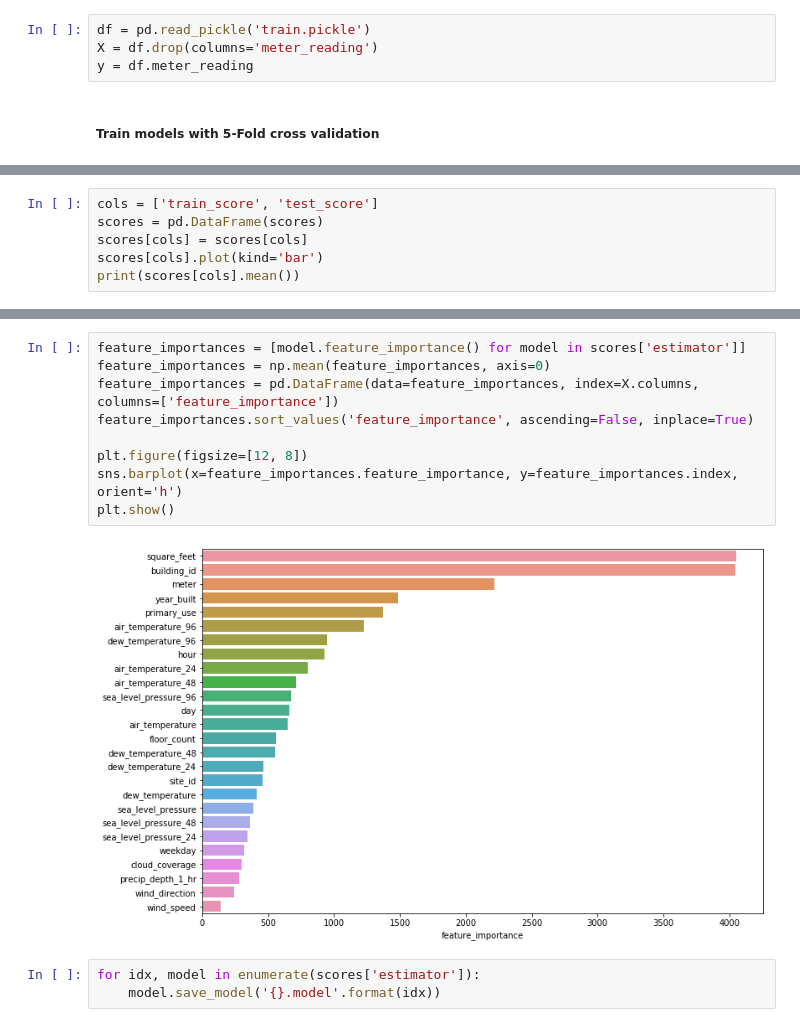
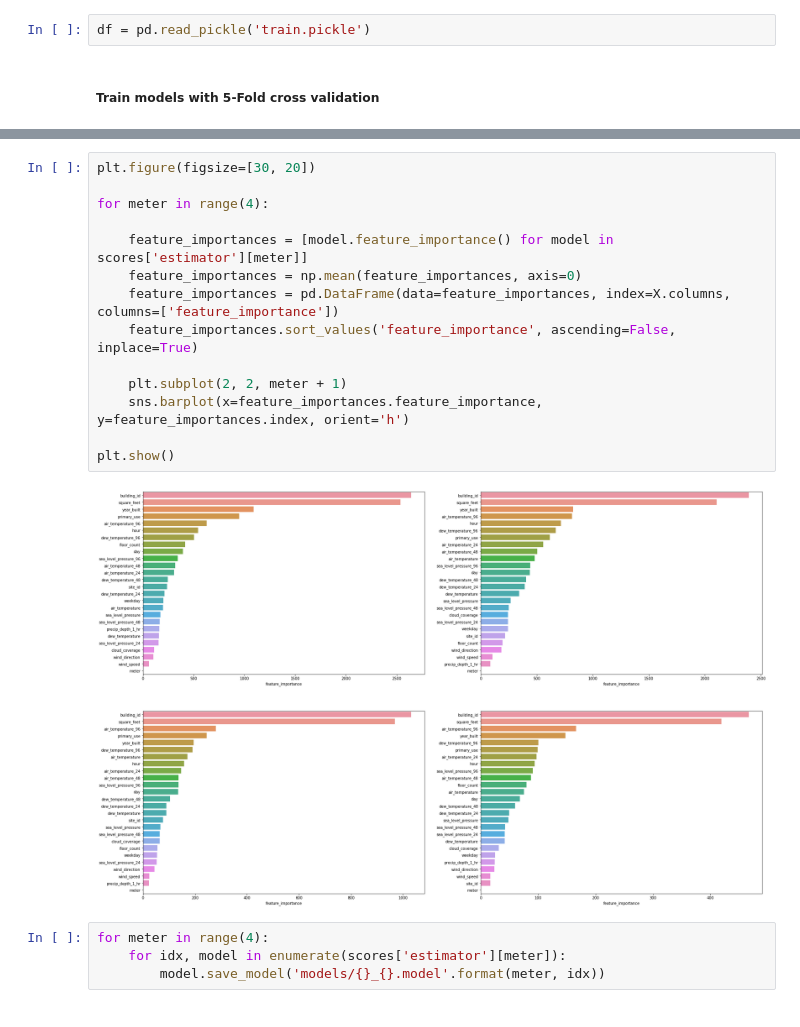
Before and after one commit to oseongchoi/Kaggle-ASHRAE, a Jupyter notebook: model-train.ipynb, the cells around one changed output, grey strips where cells are left out. Saved outputs shown, nothing was run; the diff lists cells and outputs as text.

```diff
--- a/model-train.ipynb
+++ b/model-train.ipynb
@@ -15,8 +14,6 @@ from sklearn.model_selection import KFold
 ##### Load data
 # %%
 df = pd.read_pickle('train.pickle')
-X = df.drop(columns='meter_reading')
-y = df.meter_reading
 # %% [markdown]
 ##### Train models with 5-Fold cross validation
 # %%
@@ -78,6 +82,0 @@ Early stopping, best iteration is:
-# %%
-cols = ['train_score', 'test_score']
-scores = pd.DataFrame(scores)
-scores[cols] = scores[cols]
-scores[cols].plot(kind='bar')
-print(scores[cols].mean())
@@ -89,14 +98,20 @@ dtype: float64
 # %%
-feature_importances = [model.feature_importance() for model in scores['estimator']]
-feature_importances = np.mean(feature_importances, axis=0)
-feature_importances = pd.DataFrame(data=feature_importances, index=X.columns, columns=['feature_importance'])
-feature_importances.sort_values('feature_importance', ascending=False, inplace=True)
+plt.figure(figsize=[30, 20])
 
-plt.figure(figsize=[12, 8])
-sns.barplot(x=feature_importances.feature_importance, y=feature_importances.index, orient='h')
+for meter in range(4):
+
+    feature_importances = [model.feature_importance() for model in scores['estimator'][meter]]
+    feature_importances = np.mean(feature_importances, axis=0)
+    feature_importances = pd.DataFrame(data=feature_importances, index=X.columns, columns=['feature_importance'])
+    feature_importances.sort_values('feature_importance', ascending=False, inplace=True)
+
+    plt.subplot(2, 2, meter + 1)
+    sns.barplot(x=feature_importances.feature_importance, y=feature_importances.index, orient='h')
+
 plt.show()
 # %% [output]
-[figure, old version]
+[figure, new version]
 # %%
-for idx, model in enumerate(scores['estimator']):
-    model.save_model('{}.model'.format(idx))
+for meter in range(4):
+    for idx, model in enumerate(scores['estimator'][meter]):
+        model.save_model('models/{}_{}.model'.format(meter, idx))
```
Also changed, not shown: parts of 4 cells of this notebook, 2 other files.
